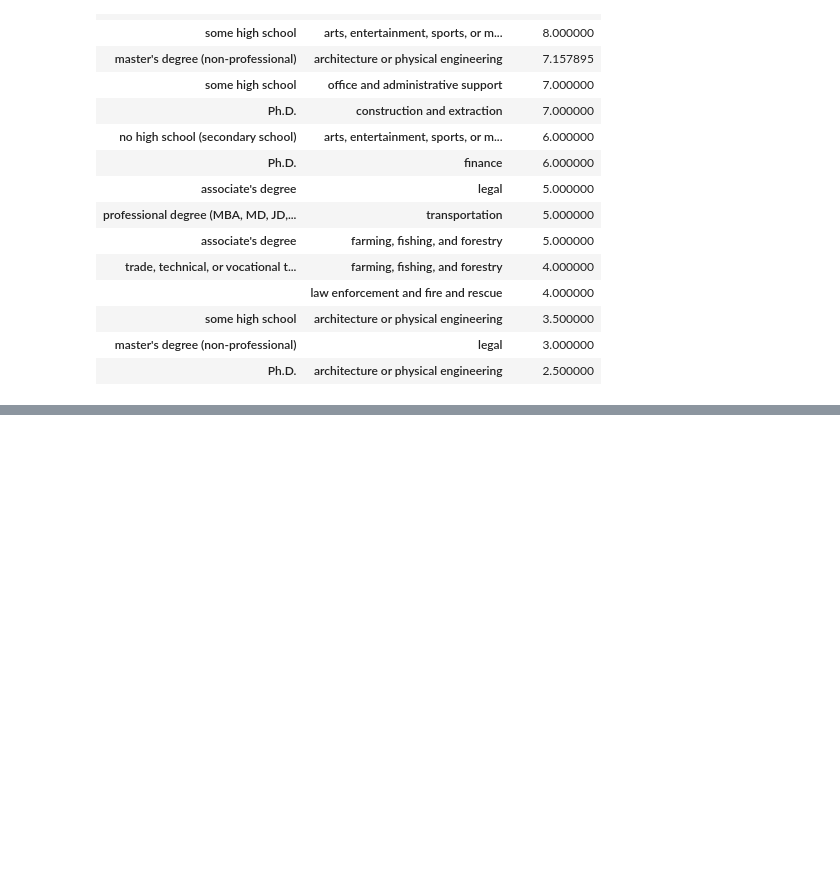
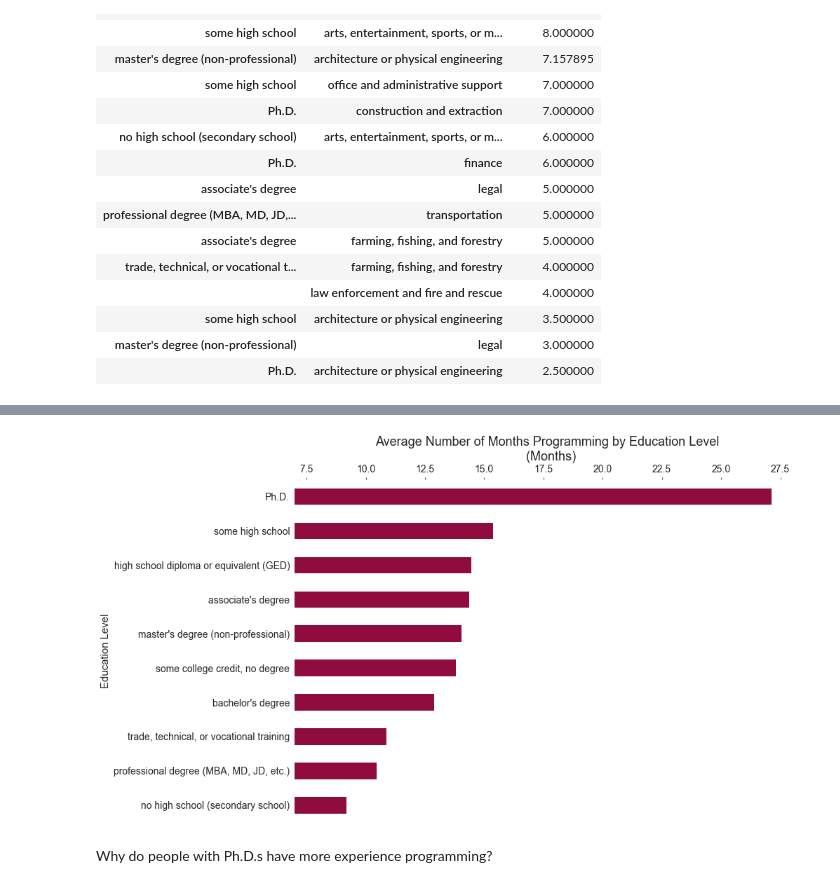
Before and after one commit to paul-trood/Portfolio-Best_Markets_for_Advertising, a Jupyter notebook: coding_survey.ipynb, the cells around one changed output, grey strips where cells are left out. Cells and saved outputs as stored; diff of their text form; code cells hidden in the pictures; blank space fills up the shorter version.

```diff
--- a/coding_survey.ipynb
+++ b/coding_survey.ipynb
@@ -944,0 +1003,15 @@ df.pivot_table("HoursLearning", ["SchoolDegree", "EmploymentField"], aggfunc= np
+# %%
+fig, ax = plt.subplots(figsize = (13,9))
+ax = df.groupby("SchoolDegree")["MonthsProgramming"].mean().sort_values(ascending=False).plot(kind = "barh", xlim=(7), color = "#900C3F")
+plt.gca().spines[["right", "left", "top", "bottom"]].set_visible(False)
+plt.gca().invert_yaxis()
+ax.xaxis.tick_top()
+plt.title("Average Number of Months Programming by Education Level \n (Months)", size = 18)
+plt.xticks(size = 14)
+plt.ylabel("Education Level", size = 15)
+plt.yticks(size = 14)
+plt.show()
+# %% [output]
+[figure, added]
+# %% [markdown]
+Why do people with Ph.D.s have more experience programming?
```
Also changed, not shown: parts of 30 cells of this notebook.
